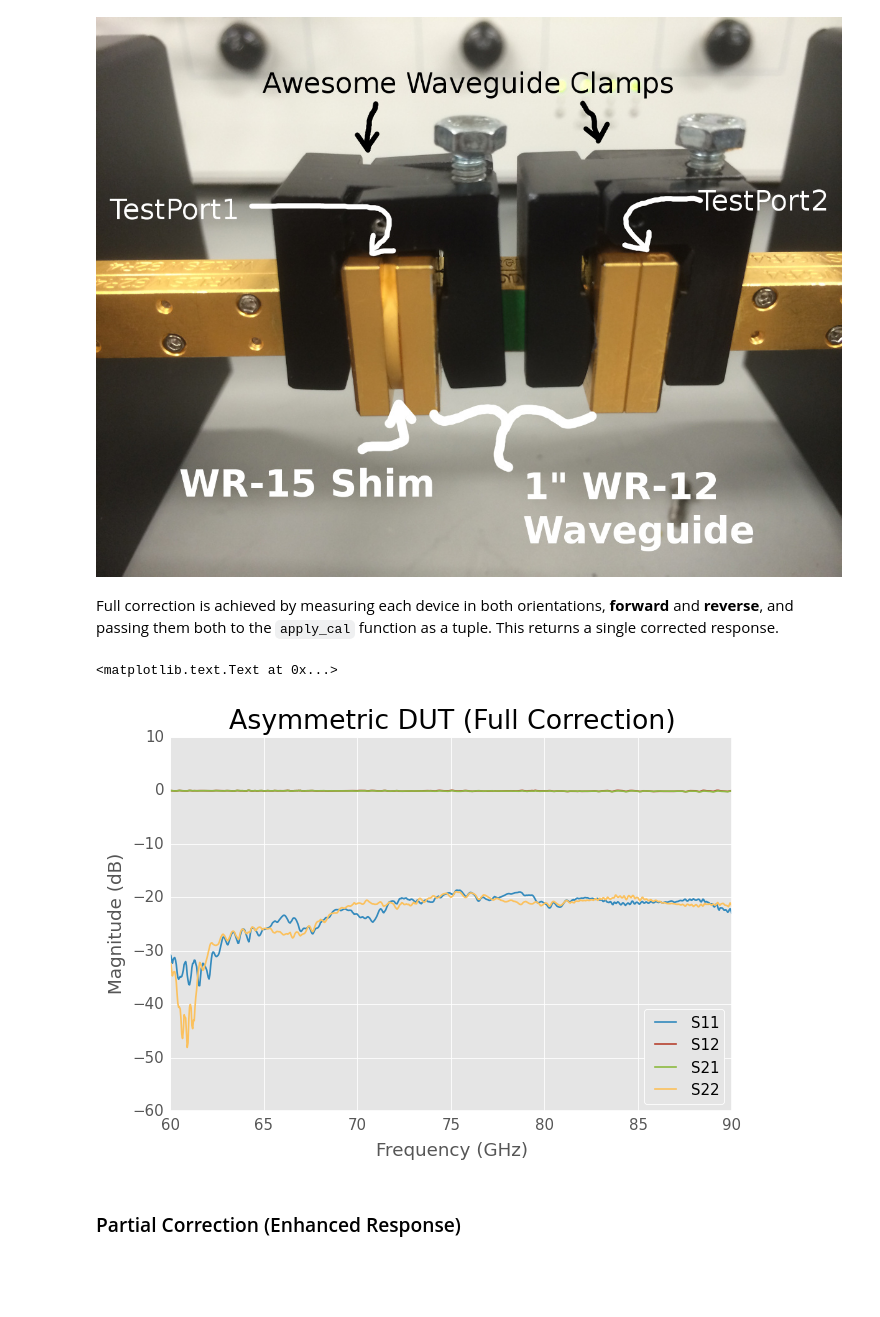
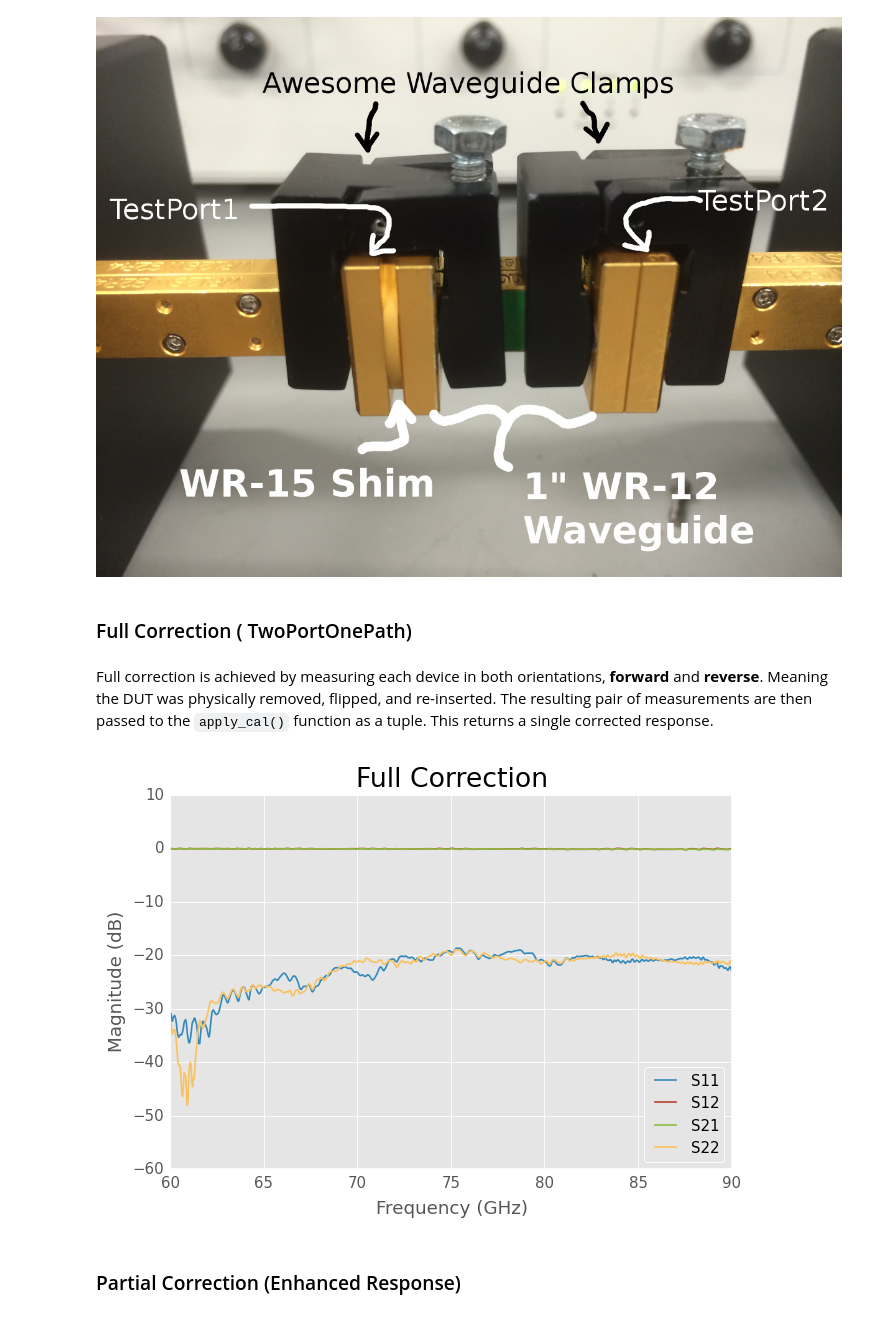
Before and after one commit to scikit-rf/examples, a Jupyter notebook: three_receiver_cal/Calibration With Three Receivers.ipynb, the cells around one changed output. Cells and saved outputs as stored; diff of their text form; code cells hidden in the pictures; blank space fills up the shorter version.

```diff
--- a/three_receiver_cal/Calibration With Three Receivers.ipynb
+++ b/three_receiver_cal/Calibration With Three Receivers.ipynb
@@ -129,18 +108,21 @@ DUT in this case is a WR-15 shim  cascaded with a WR-12 1" straight waveguide. T
 Image('pics/asymmetic DUT.jpg', width='75%')
 # %% [output]
 [figure]
+# %% [markdown]
+### Full Correction ( TwoPortOnePath)
 # %% [markdown]
-Full correction is achieved by measuring each device in both orientations, **forward** and **reverse**, and passing them both to the `apply_cal` function as a tuple. This returns a single corrected response.
+Full correction is achieved by measuring each device in both orientations, **forward** and **reverse**. Meaning the DUT was physically removed, flipped, and re-inserted. The resulting pair of  measurements are then passed to the `apply_cal()` function as a tuple. This returns a single corrected response.
 # %%
 dutf = raw['wr15 shim and swg (forward)']
 dutr = raw['wr15 shim and swg (reverse)']
-cor = cal.apply_cal((dutf, dutr))
-cor.name = None
-cor.plot_s_db()
-title('Asymmetric DUT (Full Correction)')
+
+corrected_full = cal.apply_cal((dutf, dutr)) # note argument is an ordered tuple
+
+corrected_full.name = None
+corrected_full.plot_s_db()
+title('Full Correction');
 # %% [output]
-<matplotlib.text.Text at 0x...>
-[figure, old version]
+[figure, new version]
 # %% [markdown]
 ### Partial Correction (Enhanced Response)
 # %% [markdown]
```
Also changed, not shown: parts of 37 cells of this notebook, 8 other files.
